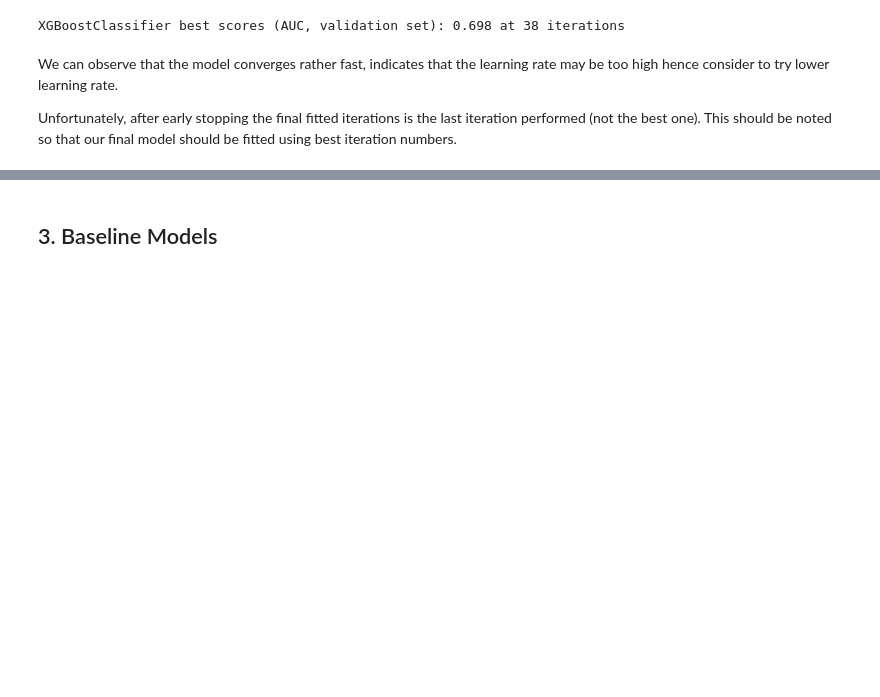
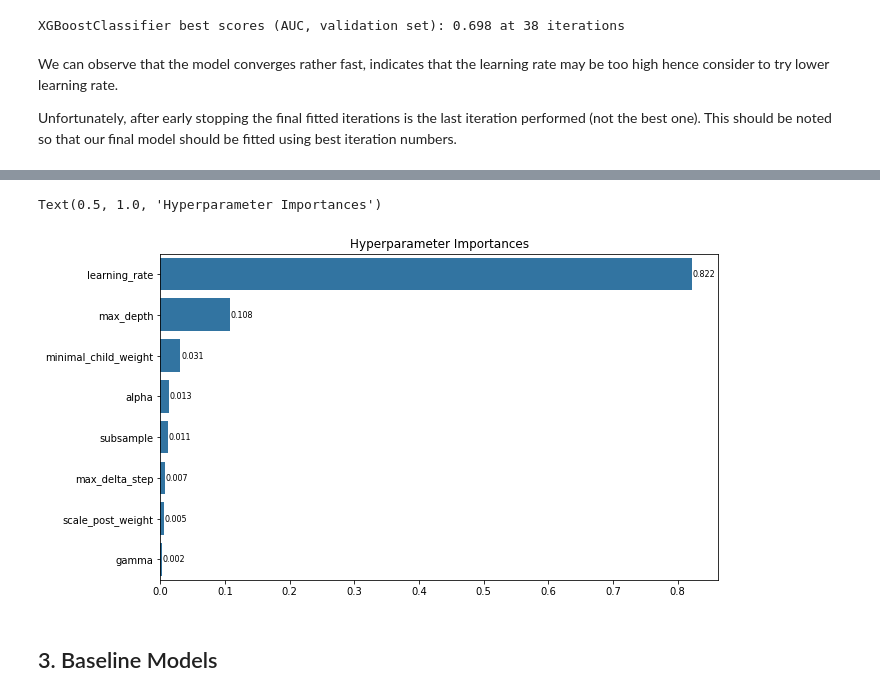
Before and after one commit to nbarizki/creditdefaultml, a Jupyter notebook: 3_Model_development.ipynb, the cells around one changed output, grey strips where cells are left out. Saved outputs shown, nothing was run; the diff lists cells and outputs as text; code cells hidden in the pictures; blank space fills up the shorter version.

```diff
--- a/3_Model_development.ipynb
+++ b/3_Model_development.ipynb
@@ -571,3 +660,19 @@ classifier = SKLearnWrapper(
+# %%
+param_importances = optuna.importance.get_param_importances(study)
+importance_values = np.array(list(param_importances.values()))
+param_names = np.array(list(param_importances.keys()))
+fig, ax = plt.subplots(figsize=(10, 6))
+sns.barplot(x=importance_values, y=param_names, ax=ax, color=sns.color_palette()[0])
+for y_, x_ in enumerate(importance_values):
+    ax.text(
+        x=(x_ + 0.001),
+        y=y_, s=f'{x_:,.3f}',
+        verticalalignment='center', size=8
+        )
+ax.set_title('Hyperparameter Importances')
+# %% [output]
+Text(0.5, 1.0, 'Hyperparameter Importances')
+[figure, added]
 # %% [markdown]
 ## 3. Baseline Models
 # %% [markdown]
```
Also changed, not shown: parts of 10 cells of this notebook, 3 other files.
